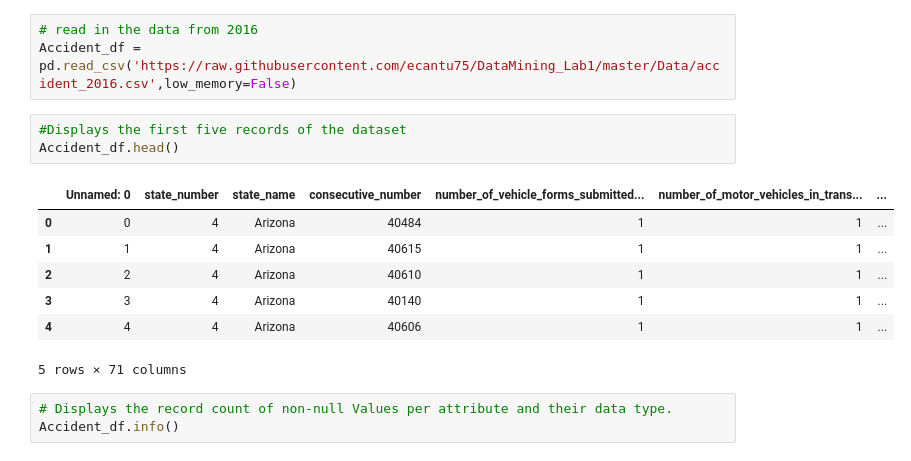
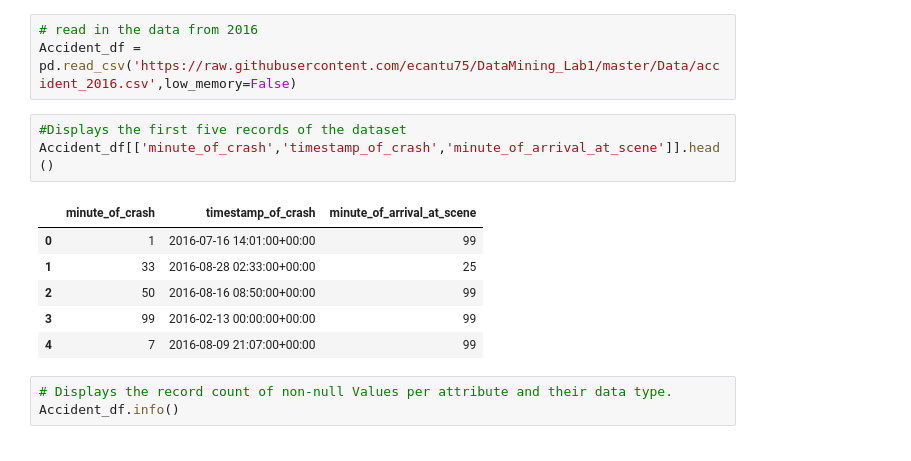
Before and after one commit to ecantu75/DataMining_Lab1, a Jupyter notebook: MSDS_7331_DataMining_Lab1.ipynb, the cells around one changed output. Cells and saved outputs as stored; diff of their text form.

```diff
--- a/MSDS_7331_DataMining_Lab1.ipynb
+++ b/MSDS_7331_DataMining_Lab1.ipynb
@@ -101,15 +101,14 @@ The provided data description mentioned no duplicates.
 Accident_df = pd.read_csv('https://raw.githubusercontent.com/ecantu75/DataMining_Lab1/master/Data/accident_2016.csv',low_memory=False)
 # %%
 #Displays the first five records of the dataset
-Accident_df.head()
+Accident_df[['minute_of_crash','timestamp_of_crash','minute_of_arrival_at_scene']].head()
 # %% [output]
-|  | Unnamed: 0 | state_number | state_name | consecutive_number | number_of_vehicle_forms_submitted... | number_of_motor_vehicles_in_trans... | ... |
-| 0 | 0 | 4 | Arizona | 40484 | 1 | 1 | ... |
-| 1 | 1 | 4 | Arizona | 40615 | 1 | 1 | ... |
-| 2 | 2 | 4 | Arizona | 40610 | 1 | 1 | ... |
-| 3 | 3 | 4 | Arizona | 40140 | 1 | 1 | ... |
-| 4 | 4 | 4 | Arizona | 40606 | 1 | 1 | ... |
+|  | minute_of_crash | timestamp_of_crash | minute_of_arrival_at_scene |
+| 0 | 1 | 2016-07-16 14:01:00+00:00 | 99 |
+| 1 | 33 | 2016-08-28 02:33:00+00:00 | 25 |
+| 2 | 50 | 2016-08-16 08:50:00+00:00 | 99 |
+| 3 | 99 | 2016-02-13 00:00:00+00:00 | 99 |
+| 4 | 7 | 2016-08-09 21:07:00+00:00 | 99 |
-5 rows × 71 columns
 # %%
 # Displays the record count of non-null Values per attribute and their data type.
 Accident_df.info()
```
Also changed, not shown: parts of 2 cells of this notebook.
